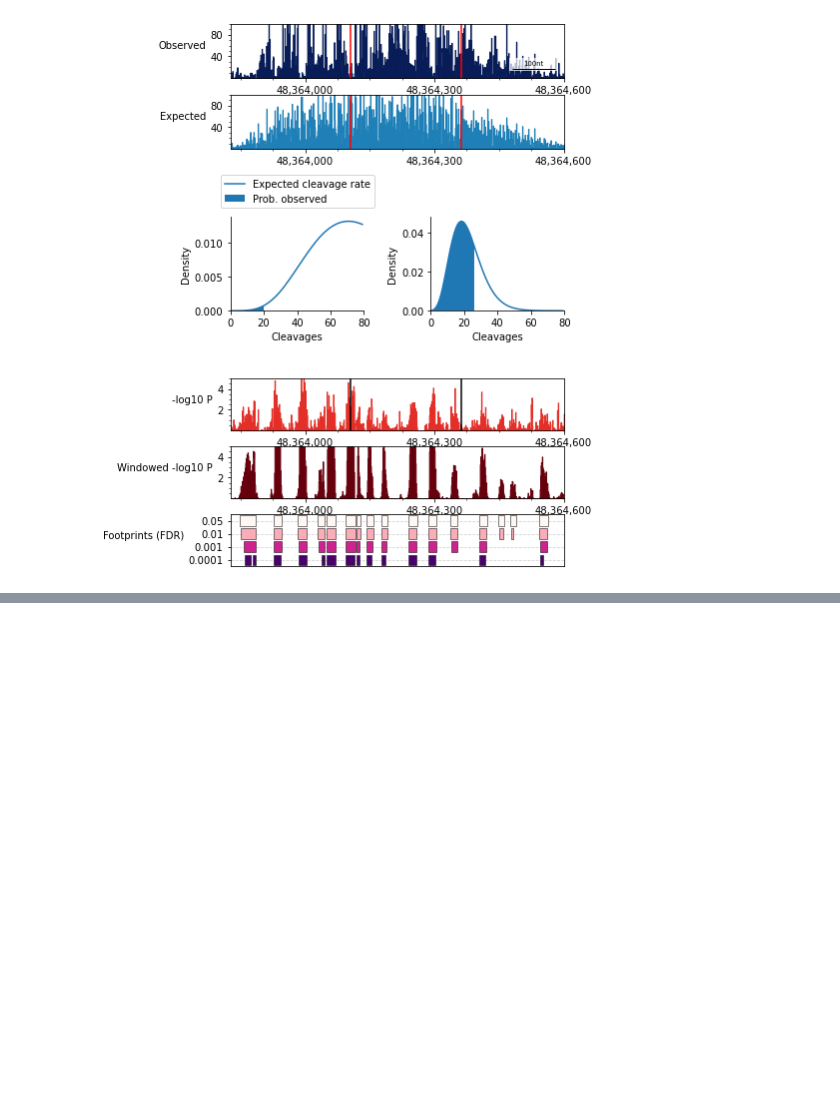
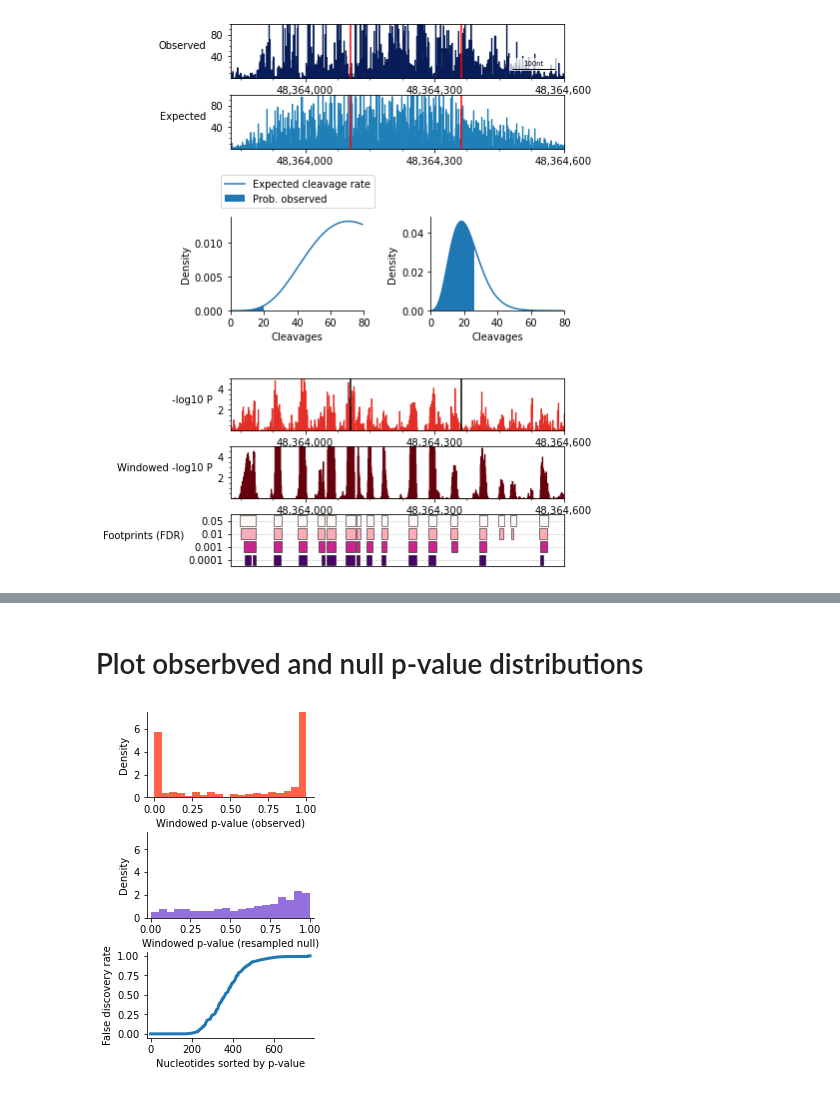
Before and after one commit to apblair/human-TF-footprinting, a Jupyter notebook: Notebooks/ExtendedDataFig1.ipynb, the cells around one changed output, grey strips where cells are left out. Cells and saved outputs as stored; diff of their text form; code cells hidden in the pictures; blank space fills up the shorter version.

```diff
--- a/Notebooks/ExtendedDataFig1.ipynb
+++ b/Notebooks/ExtendedDataFig1.ipynb
@@ -201,0 +247,58 @@ Text(0, 0.5, 'Footprints (FDR)')
+# %% [markdown]
+# Plot obserbved and null p-value distributions
+# %%
+fig = plt.figure()
+fig.set_size_inches(3, 6)
+
+gs = mgridspec.GridSpec(3, 1, hspace=0.4)
+
+ax = fig.add_subplot(gs[0, 0])
+ax.hist(winpvals, bins = np.arange(0, 1.05, 0.05), lw = 0, facecolor = "tomato", density = True)
+ax.set_ylim(bottom = 0, top = 7.5)
+
+ax.set_xlabel("Windowed p-value (observed)")
+ax.set_ylabel("Density")
+
+[ax.spines[loc].set_color('none') for loc in ["right", "top"]]
+ax.xaxis.set(ticks_position = 'bottom')
+ax.xaxis.set_tick_params(direction = "out")
+
+ax.yaxis.set(ticks_position = 'left', major_locator = mticker.MaxNLocator(4))
+ax.yaxis.set_tick_params(direction = "out")
+
+ax.set_ylim(bottom = 0, top = 7.5)
+
+ax = fig.add_subplot(gs[1, 0])
+ax.hist(winpvals_null[:,1], bins = np.arange(0, 1.05, 0.05), lw = 0, facecolor = "mediumpurple", density = True)
+ax.set_ylim(bottom = 0, top = 7.5)
+
+ax.set_xlabel("Windowed p-value (resampled null)")
+ax.set_ylabel("Density")
+
+[ax.spines[loc].set_color('none') for loc in ["right", "top"]]
+ax.xaxis.set(ticks_position = 'bottom')
+ax.xaxis.set_tick_params(direction = "out")
+
+ax.yaxis.set(ticks_position = 'left', major_locator = mticker.MaxNLocator(4))
+ax.yaxis.set_tick_params(direction = "out")
+
+ax.margins(x = 0.025)
+
+ax = fig.add_subplot(gs[2, 0])
+ax.plot(np.sort(fdr), lw = 3)
+
+[ax.spines[loc].set_color('none') for loc in ["right", "top"]]
+ax.xaxis.set(ticks_position = 'bottom')
+ax.xaxis.set_tick_params(direction = "out")
+
+ax.yaxis.set(ticks_position = 'left', ticks = [ 0.0, 0.25, 0.5, 0.75, 1.0])
+ax.yaxis.set_tick_params(direction = "out")
+
+ax.margins(x = 0.025)
+
+ax.set_xlabel("Nucleotides sorted by p-value")
+ax.set_ylabel("False discovery rate")
+
+plt.show()
+# %% [output]
+[figure, added]
```
Also changed, not shown: parts of 4 cells of this notebook.
